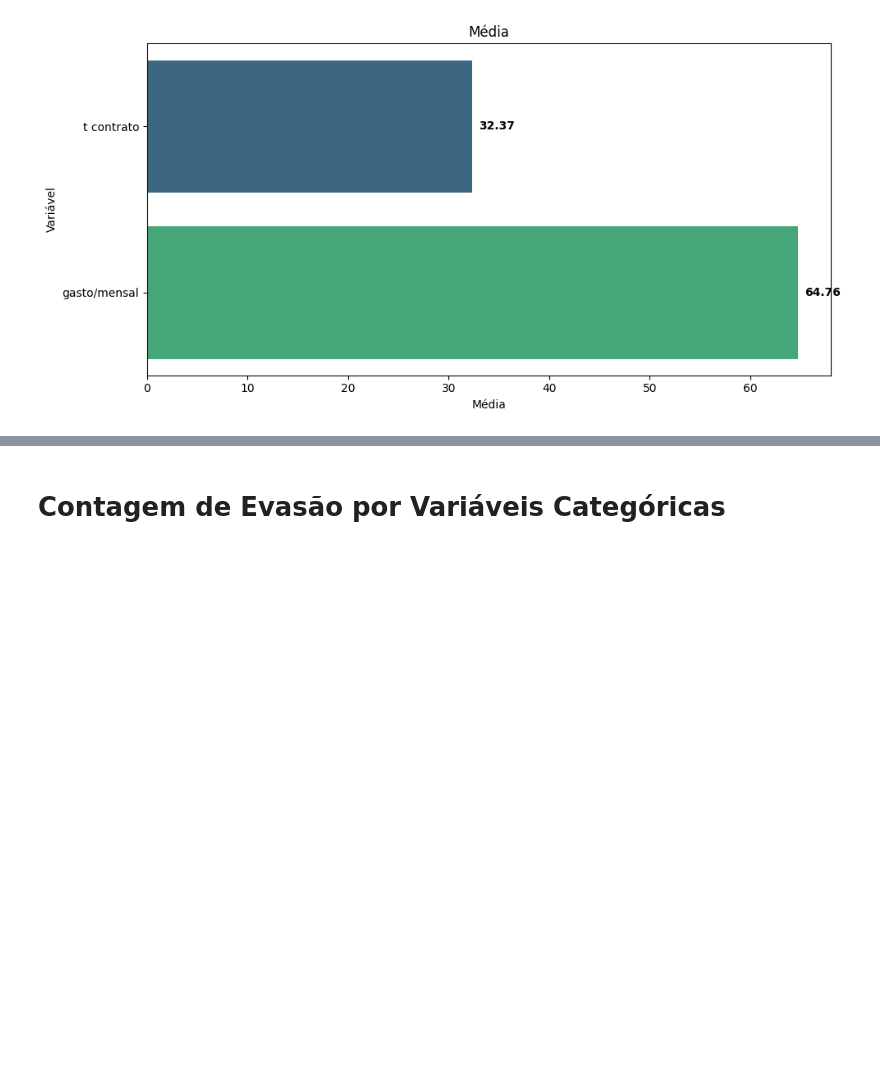
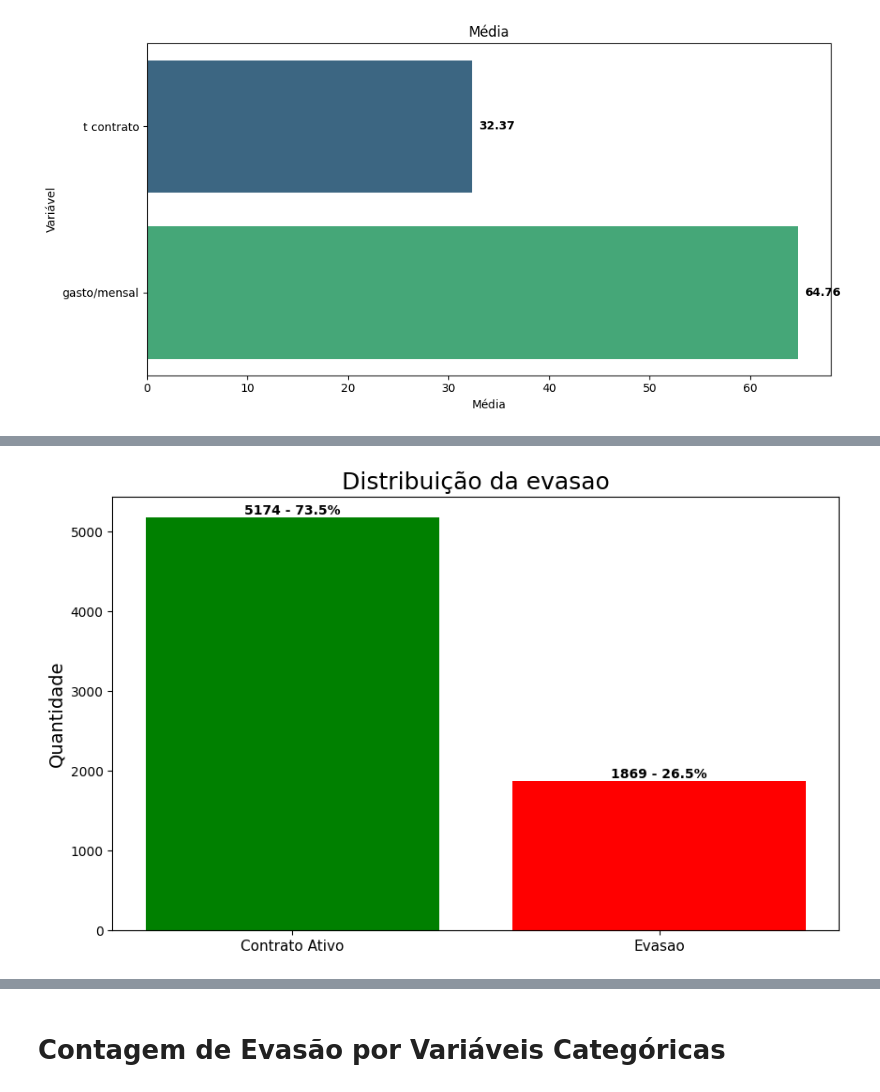
Before and after one commit to DuillesAD/Challenge-Telecon-X-analise-de-dados, a Jupyter notebook: Challenge_Telecon_X_analise_de_dados.ipynb, the cells around one changed output, grey strips where cells are left out. Drawn from its saved outputs; the diff is of its cells as text; code cells hidden in the pictures; blank space fills up the shorter version.

```diff
--- a/Challenge_Telecon_X_analise_de_dados.ipynb
+++ b/Challenge_Telecon_X_analise_de_dados.ipynb
@@ -245,0 +251,17 @@ plt.show()
+# %%
+fig, ax = plt.subplots(figsize=(10, 6))
+cor = ['#008000', '#FF0000']
+
+ax.bar(df['evasao'].value_counts().index, df['evasao'].value_counts().values, color=cor)
+ax.set_xticks([0, 1])
+ax.set_xticklabels(['Contrato Ativo', 'Evasao'], fontsize=11)
+ax.set_xlabel('', fontsize=14)
+ax.set_ylabel('Quantidade', fontsize=14)
+ax.set_title('Distribuição da evasao', fontsize=18, color='black')
+
+
+for i, v in enumerate(df['evasao'].value_counts().values):
+      ax.text(i, v, str(v) + f' - {100*v/len(df):.1f}%', ha='center', va='bottom', fontweight='bold')
+plt.show()
+# %% [output]
+[figure, added]
```
Also changed, not shown: parts of 4 cells of this notebook.
